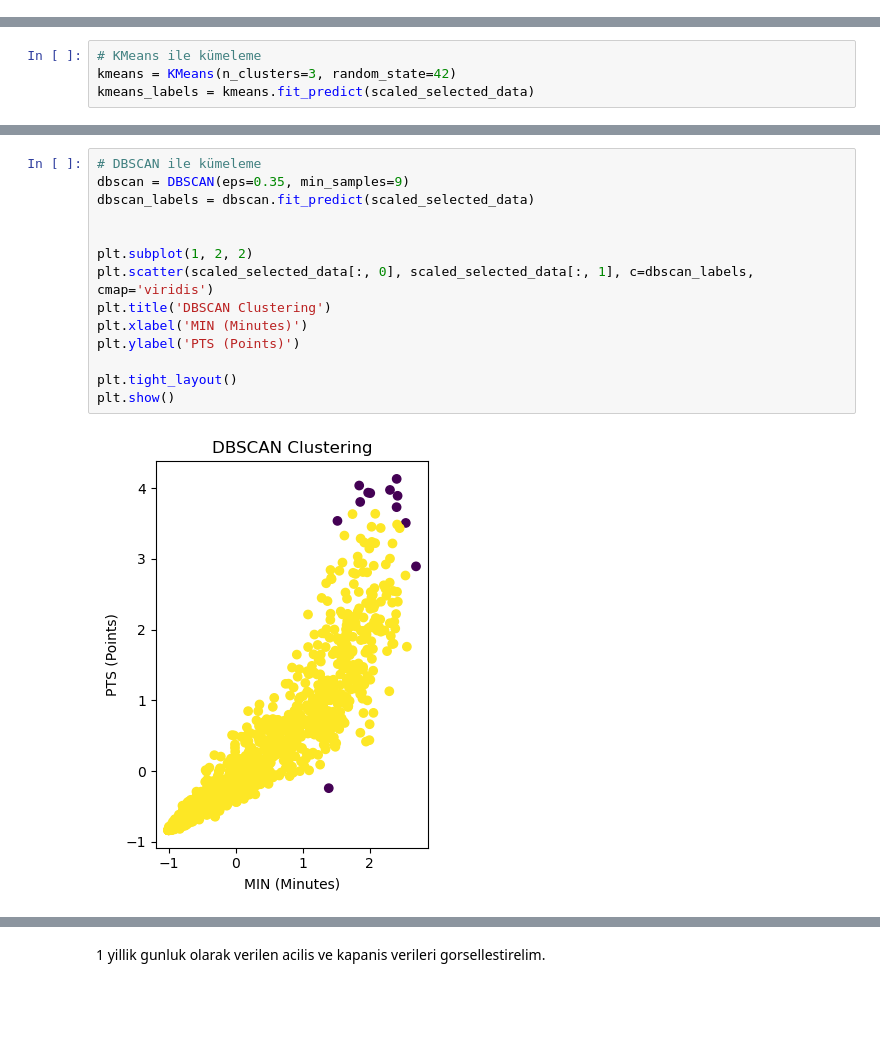
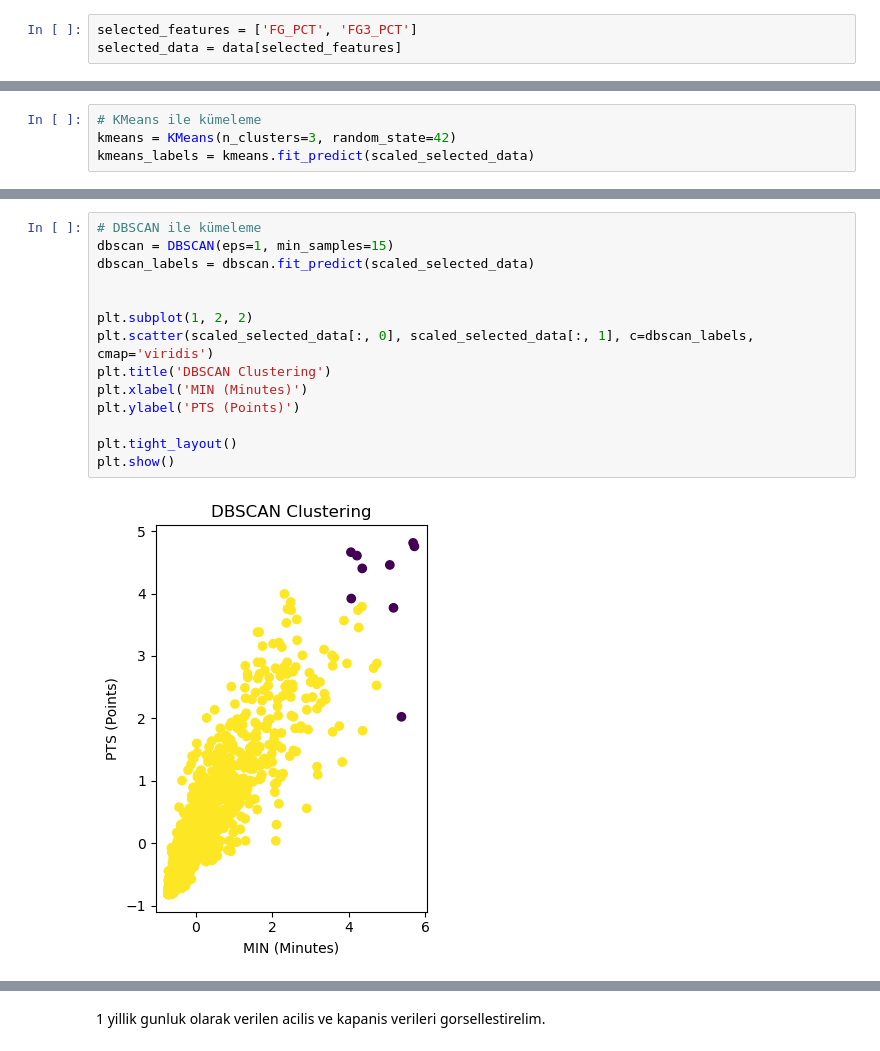
Before and after one commit to SertacBattal/MLBus_HDipData_Sept23_FT, a Jupyter notebook: SertacBattal_MLBus_Semester2_CA1.ipynb, the cells around one changed output, grey strips where cells are left out. Drawn from its saved outputs; the diff is of its cells as text; blank space fills up the shorter version.

```diff
--- a/SertacBattal_MLBus_Semester2_CA1.ipynb
+++ b/SertacBattal_MLBus_Semester2_CA1.ipynb
@@ -184,3 +223,6 @@ selected_data = data[selected_features]
+# %%
+selected_features = ['FG_PCT', 'FG3_PCT']
+selected_data = data[selected_features]
 # %%
 # Veri setini standartlaştırma
 scaler = StandardScaler()
@@ -238,19 +280,19 @@ DBSCAN Clustering:  0.5739374778666675
 # %%
 # DBSCAN ile kümeleme
-dbscan = DBSCAN(eps=0.35, min_samples=9)
+dbscan = DBSCAN(eps=1, min_samples=15)
 dbscan_labels = dbscan.fit_predict(scaled_selected_data)
 
 
 plt.subplot(1, 2, 2)
 plt.scatter(scaled_selected_data[:, 0], scaled_selected_data[:, 1], c=dbscan_labels, cmap='viridis')
 plt.title('DBSCAN Clustering')
 plt.xlabel('MIN (Minutes)')
 plt.ylabel('PTS (Points)')
 
 plt.tight_layout()
 plt.show()
 # %% [output]
-[figure, old version]
+[figure, new version]
 # %%
 from sklearn_extra.cluster import KMedoids
 from sklearn.cluster import AgglomerativeClustering
```
Also changed, not shown: parts of 47 cells of this notebook, 1 other file.
